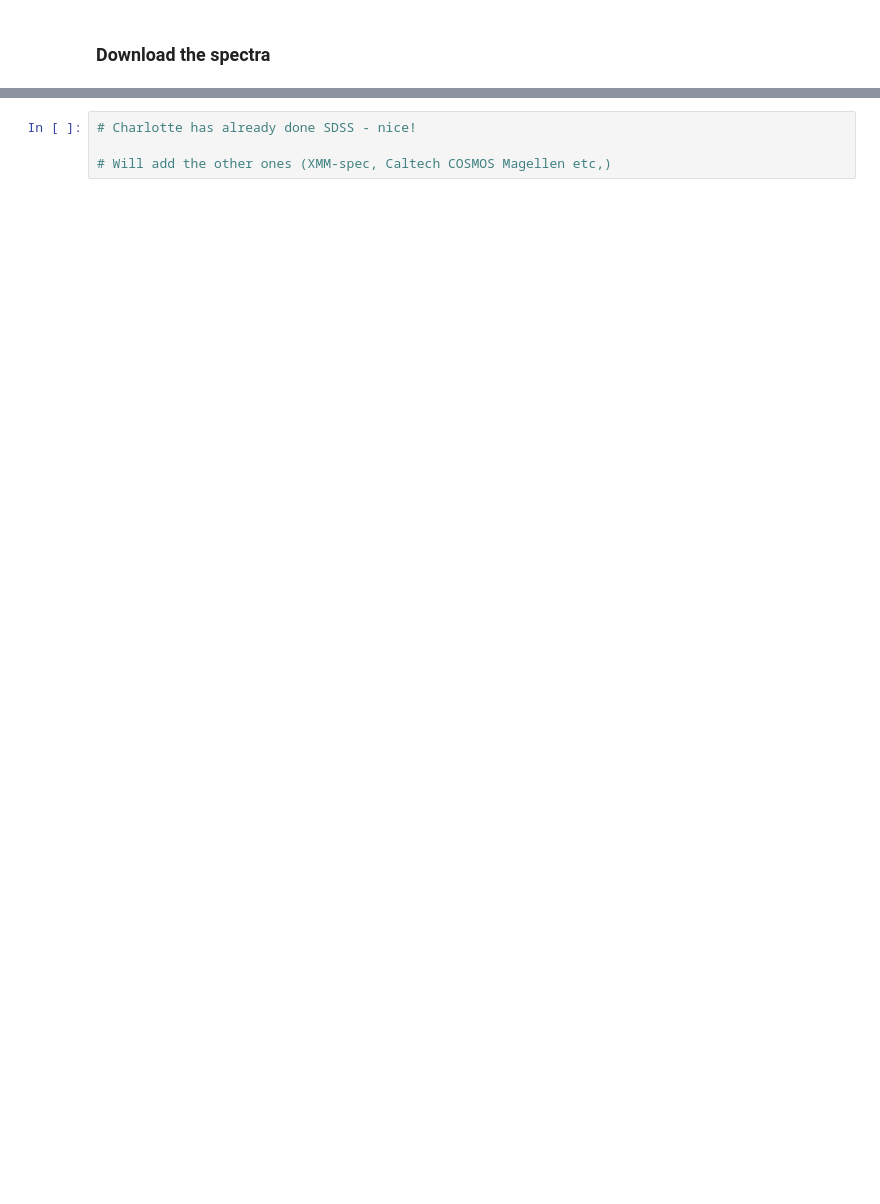
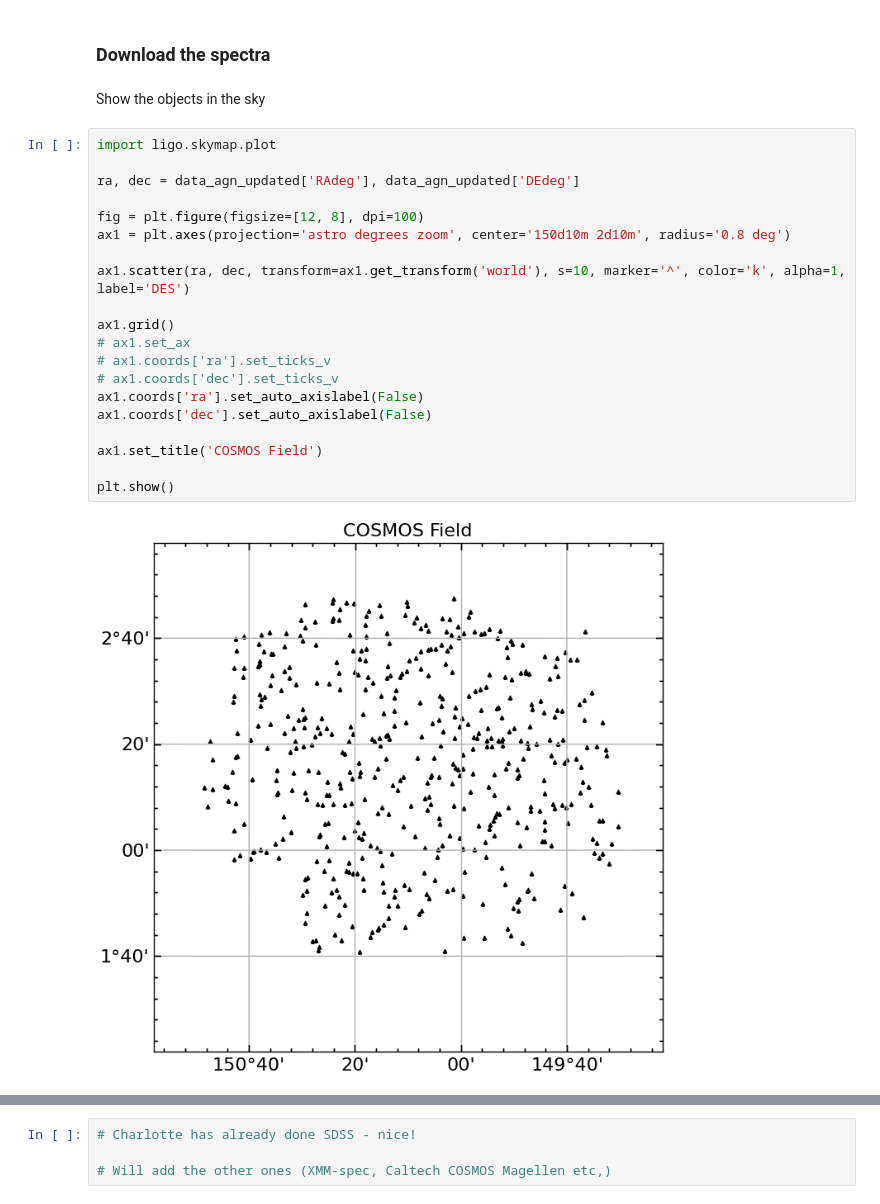
Before and after one commit to Chisen-Lupus/dwarf_agn_cosmos, a Jupyter notebook: hsc-ssp_specz.ipynb, the cells around one changed output, grey strips where cells are left out. Cells and saved outputs as stored; diff of their text form; blank space fills up the shorter version.

```diff
--- a/hsc-ssp_specz.ipynb
+++ b/hsc-ssp_specz.ipynb
@@ -301,2 +301,26 @@ Table length=14
 # %% [markdown]
 ### Download the spectra
+# %% [markdown]
+Show the objects in the sky
+# %%
+import ligo.skymap.plot
+
+ra, dec = data_agn_updated['RAdeg'], data_agn_updated['DEdeg']
+
+fig = plt.figure(figsize=[12, 8], dpi=100)
+ax1 = plt.axes(projection='astro degrees zoom', center='150d10m 2d10m', radius='0.8 deg')
+
+ax1.scatter(ra, dec, transform=ax1.get_transform('world'), s=10, marker='^', color='k', alpha=1, label='DES')
+
+ax1.grid()
+# ax1.set_ax
+# ax1.coords['ra'].set_ticks_v
+# ax1.coords['dec'].set_ticks_v
+ax1.coords['ra'].set_auto_axislabel(False)
+ax1.coords['dec'].set_auto_axislabel(False)
+
+ax1.set_title('COSMOS Field')
+
+plt.show()
+# %% [output]
+[figure, added]
```
Also changed, not shown: parts of 23 cells of this notebook.
